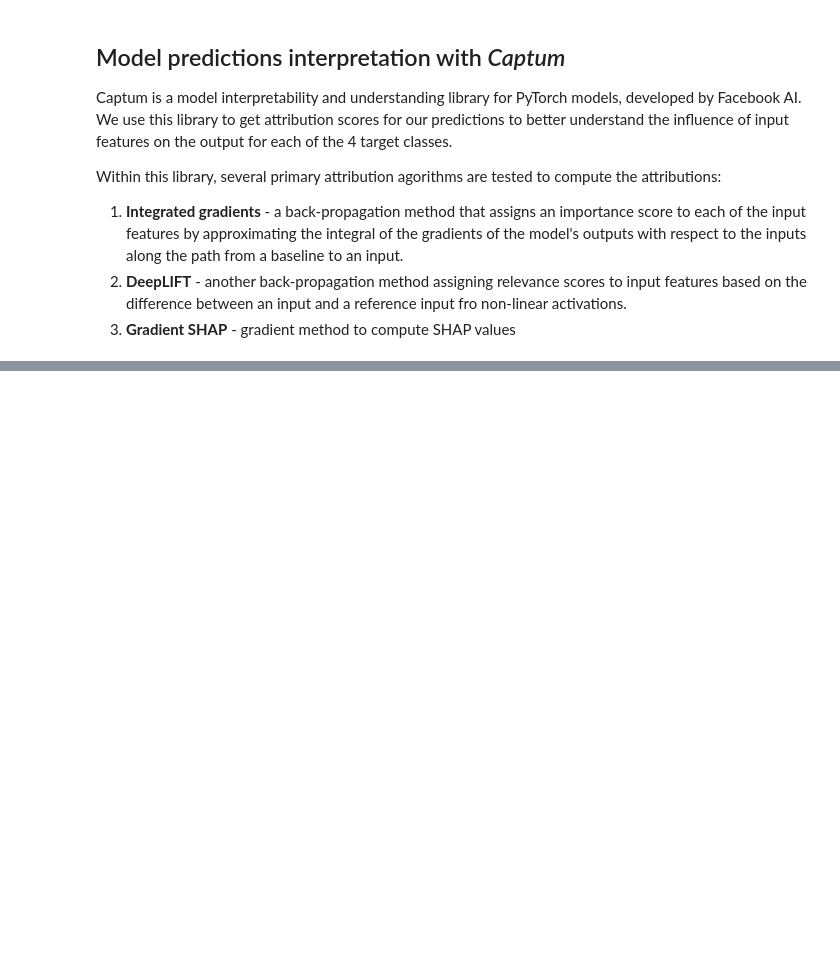
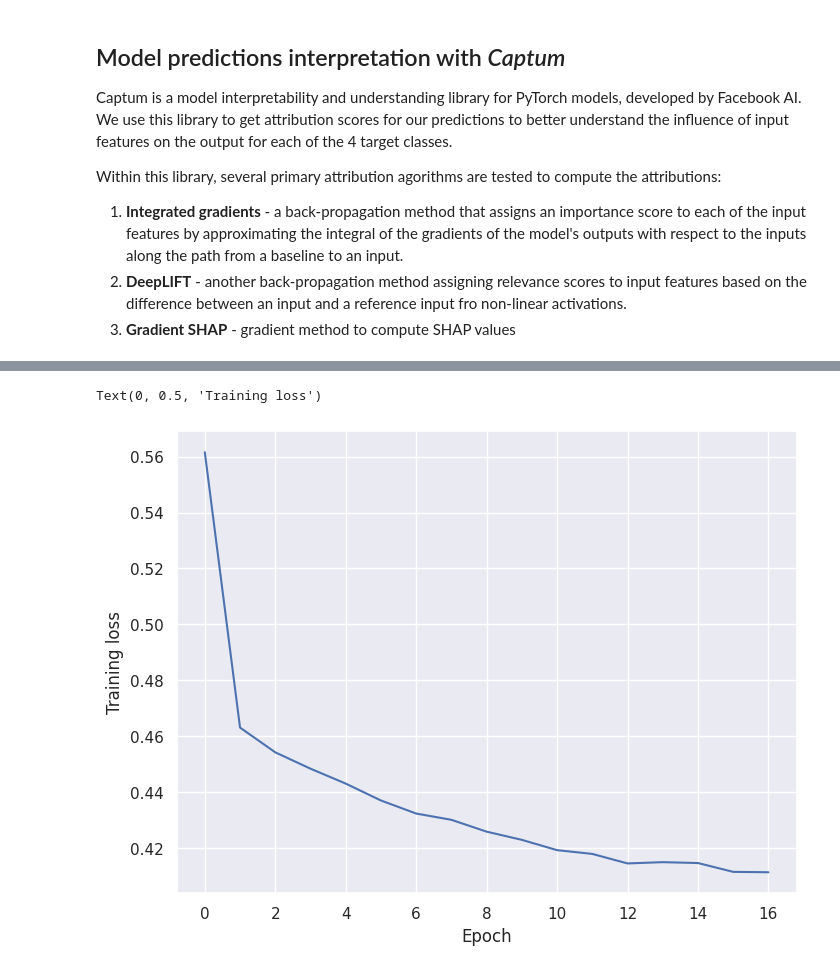
Before and after one commit to cezaryjanuszek/FlightDelays_prediction, a Jupyter notebook: PredictionModel_complex.ipynb, the cells around one changed output, grey strips where cells are left out. Saved outputs shown, nothing was run; the diff lists cells and outputs as text; code cells hidden in the pictures; blank space fills up the shorter version.

```diff
--- a/PredictionModel_complex.ipynb
+++ b/PredictionModel_complex.ipynb
@@ -591,0 +592,10 @@ Target class =  3
+# %%
+# separate data into feature matrix X and target variable vector Y
+X = pd.get_dummies(data.drop(['ARRIVAL_DELAY'], axis=1))
+feature_names = X.columns
+Y = data['ARRIVAL_DELAY']
+
+# train-test split with test size of 0.3
+X_train, X_test, Y_train, Y_test = train_test_split(X, Y, test_size=0.3, random_state=42, stratify=Y)
+print('Train samples: ', X_train.shape[0])
+print('Test samples: ', X_test.shape[0])
@@ -591,0 +605,7 @@ Target class =  3
+# %%
+# Model definition
+tabnet = TabNetClassifier(optimizer_fn=torch.optim.Adam, scheduler_params={"step_size":10, "gamma":0.9}, scheduler_fn=torch.optim.lr_scheduler.StepLR,)
+
+# fit the model
+tabnet.fit(X_train.values, Y_train.values, eval_set=[(X_train.values, Y_train.values), (X_test.values, Y_test.values)], eval_metric=['balanced_accuracy'], max_epochs=50,
+           eval_name=['train', 'test'], weights=1)
@@ -591,0 +632,8 @@ Target class =  3
+# %%
+# plot losses
+plt.plot(tabnet.history['loss'])
+plt.xlabel('Epoch')
+plt.ylabel('Training loss')
+# %% [output]
+Text(0, 0.5, 'Training loss')
+[figure, added]
```
Also changed, not shown: parts of 24 cells of this notebook, 2 other files.
